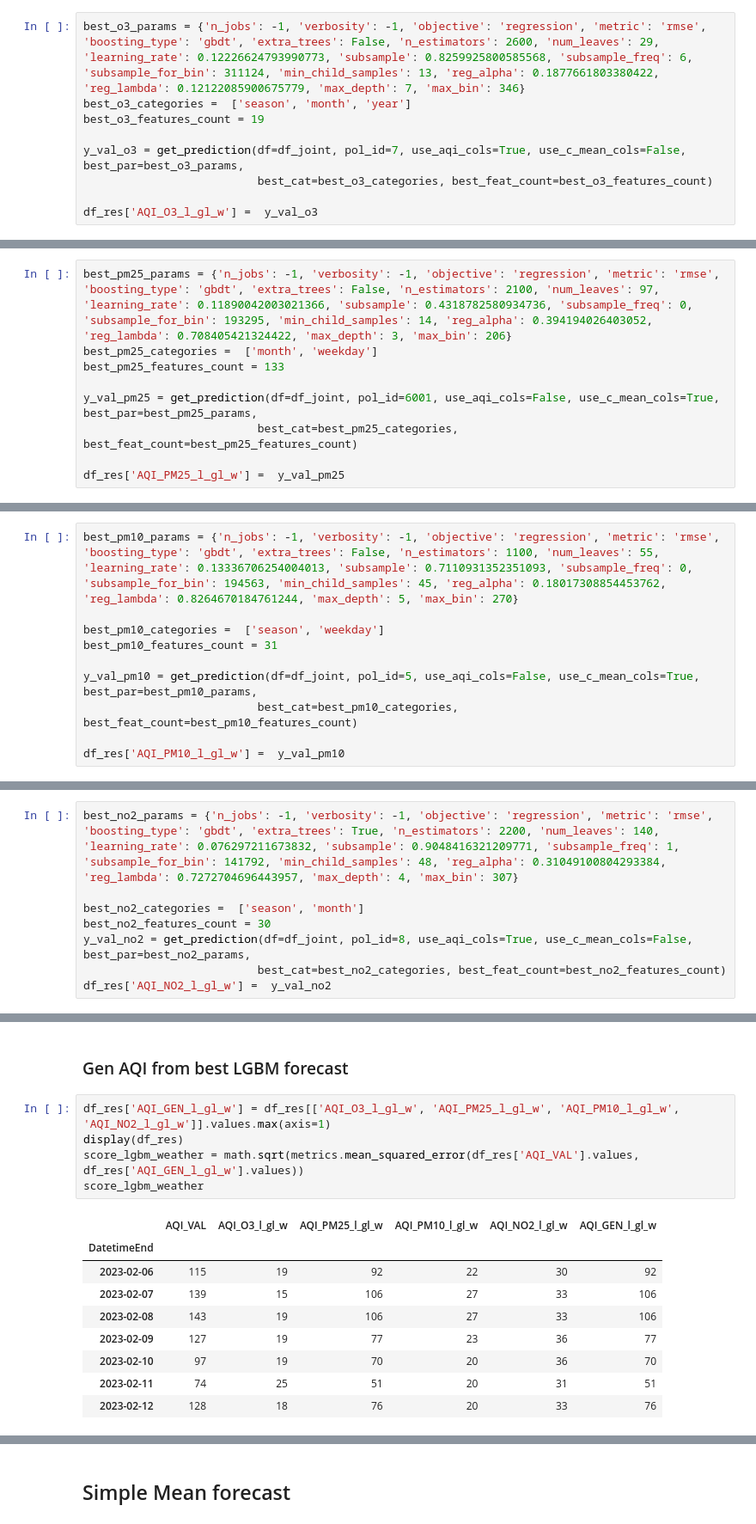
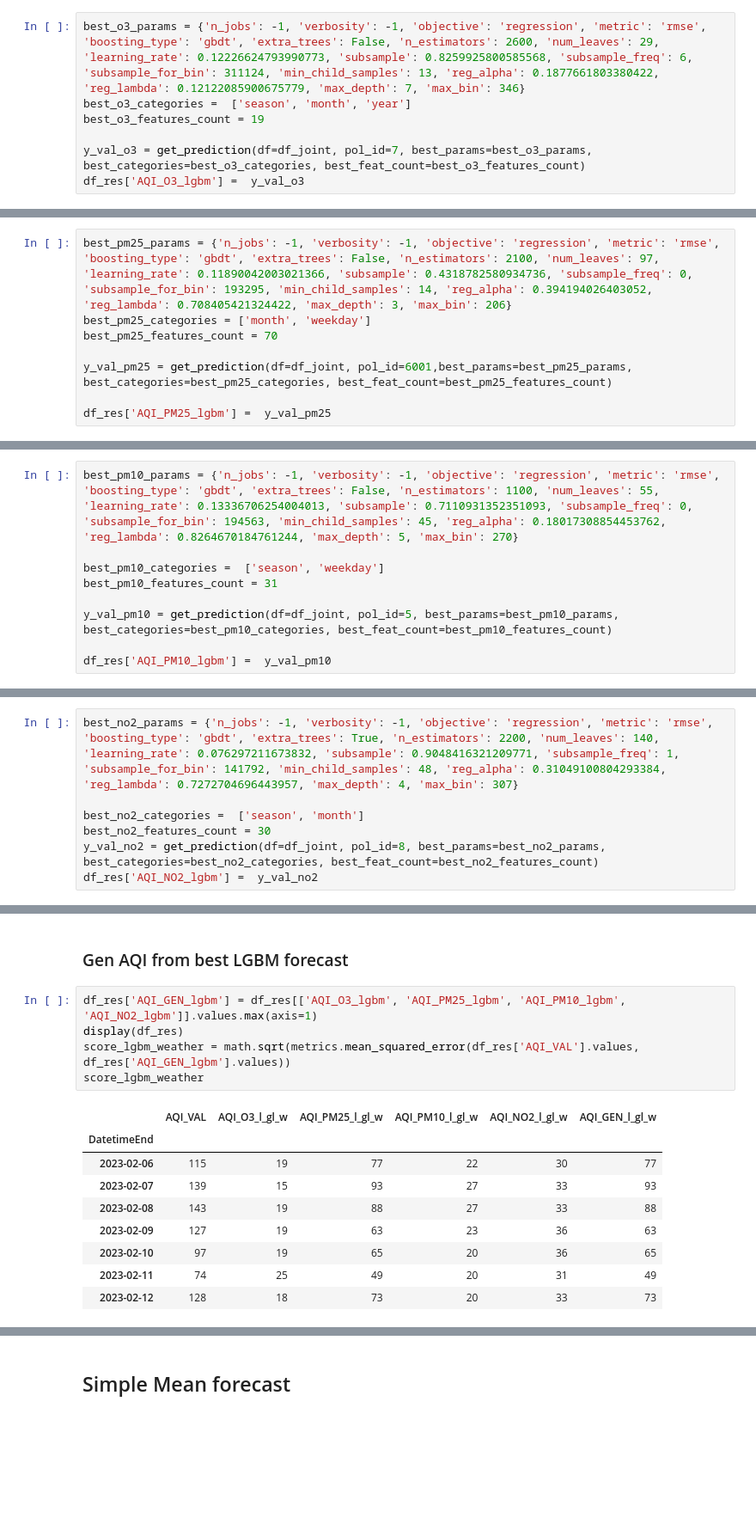
Before and after one commit to AlexandraNasonova/air_pollution_predict, a Jupyter notebook: airpollpredictor/predict/boosts/lgbm_final_predictions.ipynb, the cells around one changed output, grey strips where cells are left out. Shown: that part at 86% size. Saved outputs shown, nothing was run; the diff lists cells and outputs as text; blank space fills up the shorter version.

Commit message:
1. Refactoring - detailed analysis for PM2.5 was extracted to another file 2. Comparison of predictions for PM2.5 with different sets of features was added

```diff
--- a/airpollpredictor/predict/boosts/lgbm_final_predictions.ipynb
+++ b/airpollpredictor/predict/boosts/lgbm_final_predictions.ipynb
@@ -67,8 +71,6 @@ best_o3_params = {'n_jobs': -1, 'verbosity': -1, 'objective': 'regression', 'met
 best_o3_categories =  ['season', 'month', 'year']
 best_o3_features_count = 19
 
-y_val_o3 = get_prediction(df=df_joint, pol_id=7, use_aqi_cols=True, use_c_mean_cols=False, best_par=best_o3_params,
-                          best_cat=best_o3_categories, best_feat_count=best_o3_features_count)
-
-df_res['AQI_O3_l_gl_w'] =  y_val_o3
+y_val_o3 = get_prediction(df=df_joint, pol_id=7, best_params=best_o3_params, best_categories=best_o3_categories, best_feat_count=best_o3_features_count)
+df_res['AQI_O3_lgbm'] =  y_val_o3
 # %% [output]
@@ -80,11 +81,10 @@ train score: 3.1890261080175812, val score: 8.580380904072792
 ### PM 2.5
 # %%
 best_pm25_params = {'n_jobs': -1, 'verbosity': -1, 'objective': 'regression', 'metric': 'rmse', 'boosting_type': 'gbdt', 'extra_trees': False, 'n_estimators': 2100, 'num_leaves': 97, 'learning_rate': 0.11890042003021366, 'subsample': 0.4318782580934736, 'subsample_freq': 0, 'subsample_for_bin': 193295, 'min_child_samples': 14, 'reg_alpha': 0.394194026403052, 'reg_lambda': 0.708405421324422, 'max_depth': 3, 'max_bin': 206}
-best_pm25_categories =  ['month', 'weekday']
-best_pm25_features_count = 133
+best_pm25_categories = ['month', 'weekday']
+best_pm25_features_count = 70
 
-y_val_pm25 = get_prediction(df=df_joint, pol_id=6001, use_aqi_cols=False, use_c_mean_cols=True, best_par=best_pm25_params,
-                          best_cat=best_pm25_categories, best_feat_count=best_pm25_features_count)
+y_val_pm25 = get_prediction(df=df_joint, pol_id=6001,best_params=best_pm25_params, best_categories=best_pm25_categories, best_feat_count=best_pm25_features_count)
 
-df_res['AQI_PM25_l_gl_w'] =  y_val_pm25
+df_res['AQI_PM25_lgbm'] =  y_val_pm25
 # %% [output]
@@ -97,10 +97,9 @@ best_pm10_params = {'n_jobs': -1, 'verbosity': -1, 'objective': 'regression', 'm
 best_pm10_categories =  ['season', 'weekday']
 best_pm10_features_count = 31
 
-y_val_pm10 = get_prediction(df=df_joint, pol_id=5, use_aqi_cols=False, use_c_mean_cols=True, best_par=best_pm10_params,
-                          best_cat=best_pm10_categories, best_feat_count=best_pm10_features_count)
+y_val_pm10 = get_prediction(df=df_joint, pol_id=5, best_params=best_pm10_params, best_categories=best_pm10_categories, best_feat_count=best_pm10_features_count)
 
-df_res['AQI_PM10_l_gl_w'] =  y_val_pm10
+df_res['AQI_PM10_lgbm'] =  y_val_pm10
 # %% [output]
 train score: 3.337251537037417, val score: 6.989747084609031
 # %% [markdown]
@@ -110,25 +109,24 @@ best_no2_params = {'n_jobs': -1, 'verbosity': -1, 'objective': 'regression', 'me
 
 best_no2_categories =  ['season', 'month']
 best_no2_features_count = 30
-y_val_no2 = get_prediction(df=df_joint, pol_id=8, use_aqi_cols=True, use_c_mean_cols=False, best_par=best_no2_params,
-                          best_cat=best_no2_categories, best_feat_count=best_no2_features_count)
-df_res['AQI_NO2_l_gl_w'] =  y_val_no2
+y_val_no2 = get_prediction(df=df_joint, pol_id=8, best_params=best_no2_params, best_categories=best_no2_categories, best_feat_count=best_no2_features_count)
+df_res['AQI_NO2_lgbm'] =  y_val_no2
 # %% [output]
 train score: 4.45541823885513, val score: 3.102035721368486
 # %% [markdown]
 ### Gen AQI from best LGBM forecast
 # %%
-df_res['AQI_GEN_l_gl_w'] = df_res[['AQI_O3_l_gl_w', 'AQI_PM25_l_gl_w', 'AQI_PM10_l_gl_w', 'AQI_NO2_l_gl_w']].values.max(axis=1)
+df_res['AQI_GEN_lgbm'] = df_res[['AQI_O3_lgbm', 'AQI_PM25_lgbm', 'AQI_PM10_lgbm', 'AQI_NO2_lgbm']].values.max(axis=1)
 display(df_res)
-score_lgbm_weather = math.sqrt(metrics.mean_squared_error(df_res['AQI_VAL'].values, df_res['AQI_GEN_l_gl_w'].values))
+score_lgbm_weather = math.sqrt(metrics.mean_squared_error(df_res['AQI_VAL'].values, df_res['AQI_GEN_lgbm'].values))
 score_lgbm_weather
 # %% [output]
 |  | AQI_VAL | AQI_O3_l_gl_w | AQI_PM25_l_gl_w | AQI_PM10_l_gl_w | AQI_NO2_l_gl_w | AQI_GEN_l_gl_w |
 | DatetimeEnd |  |  |  |  |  |  |
-| 2023-02-06 | 115 | 19 | 92 | 22 | 30 | 92 |
-| 2023-02-07 | 139 | 15 | 106 | 27 | 33 | 106 |
-| 2023-02-08 | 143 | 19 | 106 | 27 | 33 | 106 |
-| 2023-02-09 | 127 | 19 | 77 | 23 | 36 | 77 |
-| 2023-02-10 | 97 | 19 | 70 | 20 | 36 | 70 |
-| 2023-02-11 | 74 | 25 | 51 | 20 | 31 | 51 |
-| 2023-02-12 | 128 | 18 | 76 | 20 | 33 | 76 |
+| 2023-02-06 | 115 | 19 | 77 | 22 | 30 | 77 |
+| 2023-02-07 | 139 | 15 | 93 | 27 | 33 | 93 |
+| 2023-02-08 | 143 | 19 | 88 | 27 | 33 | 88 |
+| 2023-02-09 | 127 | 19 | 63 | 23 | 36 | 63 |
+| 2023-02-10 | 97 | 19 | 65 | 20 | 36 | 65 |
+| 2023-02-11 | 74 | 25 | 49 | 20 | 31 | 49 |
+| 2023-02-12 | 128 | 18 | 73 | 20 | 33 | 73 |
```
Also changed, not shown: parts of 22 cells of this notebook, 8 other files.
